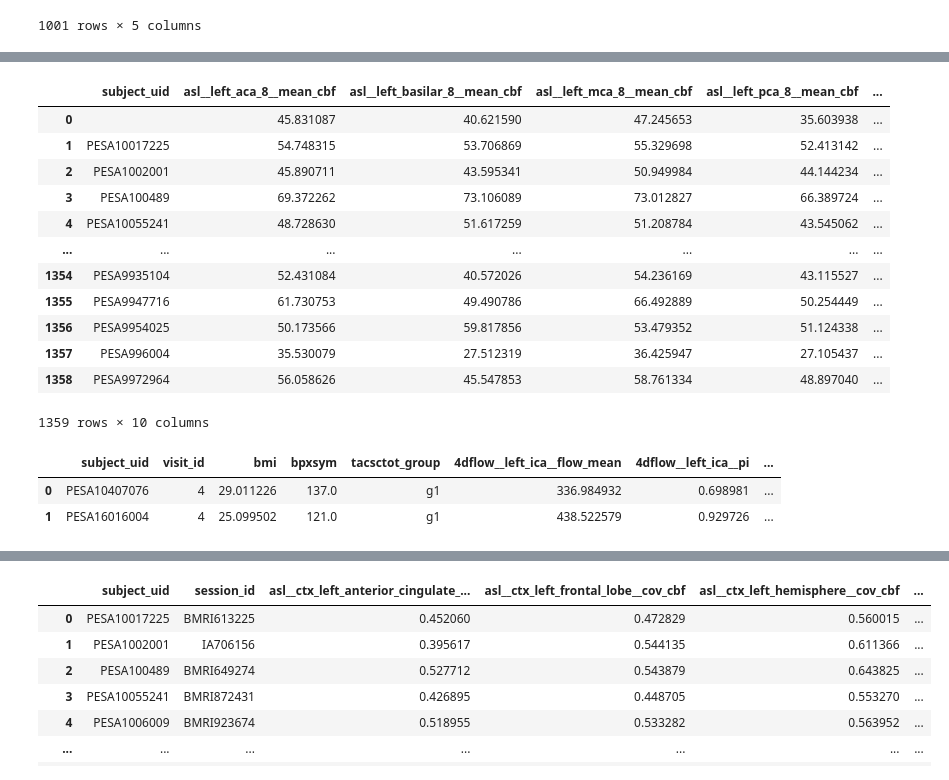
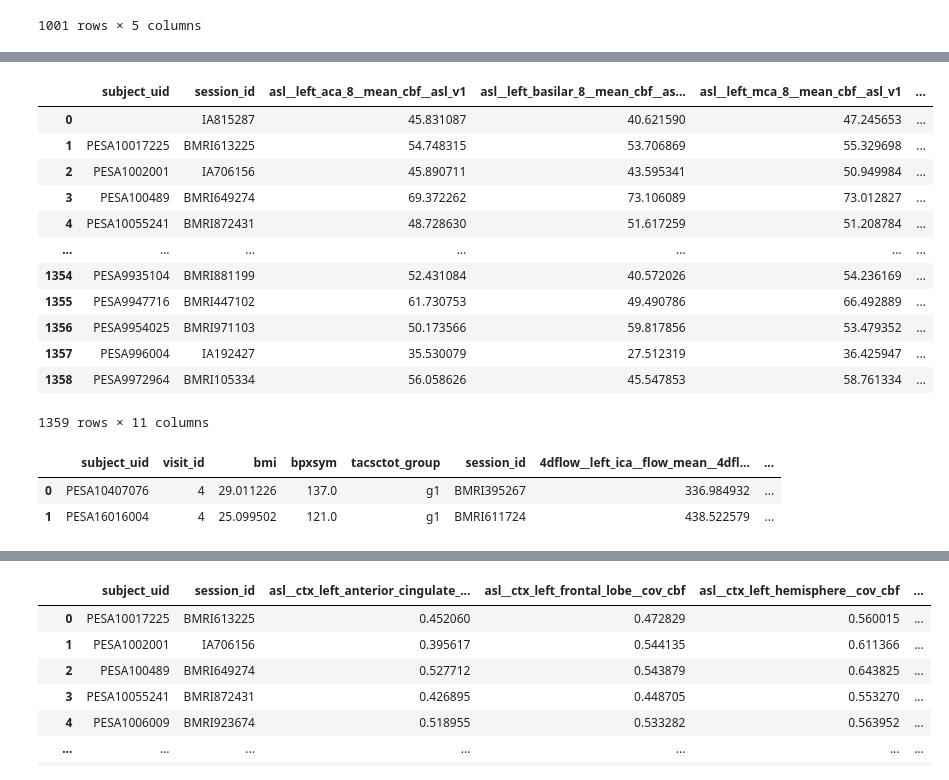
Before and after one commit to CNIC-Neuroimaging/Nvitk, a Jupyter notebook: notebooks/prototypes/database.ipynb, the cells around one changed output, grey strips where cells are left out. Saved outputs shown, nothing was run; the diff lists cells and outputs as text; code cells hidden in the pictures.

```diff
--- a/notebooks/prototypes/database.ipynb
+++ b/notebooks/prototypes/database.ipynb
@@ -18,7 +18,7 @@ Build DB
 from nvitk.db import DataRepo, import_pesabrain_source, list_pesabrain_sources
 
 db_base = Path("/data_local/LabVF/PESA-Brain/DB/DB")
-repo = DataRepo("~/nvitk/dataset", auto_scaffold=True)
+repo = DataRepo("~/nvitk/dataset", auto_scaffold=True, use_sqlite=True)
 # %%
 # res = import_pesabrain_source(
 #     repo,
@@ -113,25 +169,26 @@ repo.image(
 # %%
 repo.image(
     modality="asl",
     variables=['mean_cbf'],
     # regions=["right_ica"],
     atlas="vascular-8",
     wide=True,
+    use_sqlite=True,
 )
 # %% [output]
-|  | subject_uid | asl__left_aca_8__mean_cbf | asl__left_basilar_8__mean_cbf | asl__left_mca_8__mean_cbf | asl__left_pca_8__mean_cbf | ... |
-| 0 |  | 45.831087 | 40.621590 | 47.245653 | 35.603938 | ... |
-| 1 | PESA10017225 | 54.748315 | 53.706869 | 55.329698 | 52.413142 | ... |
-| 2 | PESA1002001 | 45.890711 | 43.595341 | 50.949984 | 44.144234 | ... |
-| 3 | PESA100489 | 69.372262 | 73.106089 | 73.012827 | 66.389724 | ... |
-| 4 | PESA10055241 | 48.728630 | 51.617259 | 51.208784 | 43.545062 | ... |
+|  | subject_uid | session_id | asl__left_aca_8__mean_cbf__asl_v1 | asl__left_basilar_8__mean_cbf__as... | asl__left_mca_8__mean_cbf__asl_v1 | ... |
+| 0 |  | IA815287 | 45.831087 | 40.621590 | 47.245653 | ... |
+| 1 | PESA10017225 | BMRI613225 | 54.748315 | 53.706869 | 55.329698 | ... |
+| 2 | PESA1002001 | IA706156 | 45.890711 | 43.595341 | 50.949984 | ... |
+| 3 | PESA100489 | BMRI649274 | 69.372262 | 73.106089 | 73.012827 | ... |
+| 4 | PESA10055241 | BMRI872431 | 48.728630 | 51.617259 | 51.208784 | ... |
 | ... | ... | ... | ... | ... | ... | ... |
-| 1354 | PESA9935104 | 52.431084 | 40.572026 | 54.236169 | 43.115527 | ... |
-| 1355 | PESA9947716 | 61.730753 | 49.490786 | 66.492889 | 50.254449 | ... |
-| 1356 | PESA9954025 | 50.173566 | 59.817856 | 53.479352 | 51.124338 | ... |
-| 1357 | PESA996004 | 35.530079 | 27.512319 | 36.425947 | 27.105437 | ... |
-| 1358 | PESA9972964 | 56.058626 | 45.547853 | 58.761334 | 48.897040 | ... |
+| 1354 | PESA9935104 | BMRI881199 | 52.431084 | 40.572026 | 54.236169 | ... |
+| 1355 | PESA9947716 | BMRI447102 | 61.730753 | 49.490786 | 66.492889 | ... |
+| 1356 | PESA9954025 | BMRI971103 | 50.173566 | 59.817856 | 53.479352 | ... |
+| 1357 | PESA996004 | IA192427 | 35.530079 | 27.512319 | 36.425947 | ... |
+| 1358 | PESA9972964 | BMRI105334 | 56.058626 | 45.547853 | 58.761334 | ... |
-1359 rows × 10 columns
+1359 rows × 11 columns
 # %%
 clinical = repo.clinical(
     variables=["BPXSYM", "BMI", "tacsctot_group"],
@@ -143,13 +200,13 @@ hemo = repo.image(
     modality="4dflow",
     variables=["flow_mean", 'pi'],
     regions=["right_ica", "left_ica"],
-    data_version=1,
+    pipeline="legacy",
     wide=True,
 )
 
 report_df = repo.join([clinical, hemo])
 report_df.head()
 # %% [output]
-|  | subject_uid | visit_id | bmi | bpxsym | tacsctot_group | 4dflow__left_ica__flow_mean | 4dflow__left_ica__pi | ... |
-| 0 | PESA10407076 | 4 | 29.011226 | 137.0 | g1 | 336.984932 | 0.698981 | ... |
-| 1 | PESA16016004 | 4 | 25.099502 | 121.0 | g1 | 438.522579 | 0.929726 | ... |
+|  | subject_uid | visit_id | bmi | bpxsym | tacsctot_group | session_id | 4dflow__left_ica__flow_mean__4dfl... | ... |
+| 0 | PESA10407076 | 4 | 29.011226 | 137.0 | g1 | BMRI395267 | 336.984932 | ... |
+| 1 | PESA16016004 | 4 | 25.099502 | 121.0 | g1 | BMRI611724 | 438.522579 | ... |
```
Also changed, not shown: parts of 6 cells of this notebook, 26 other files.
